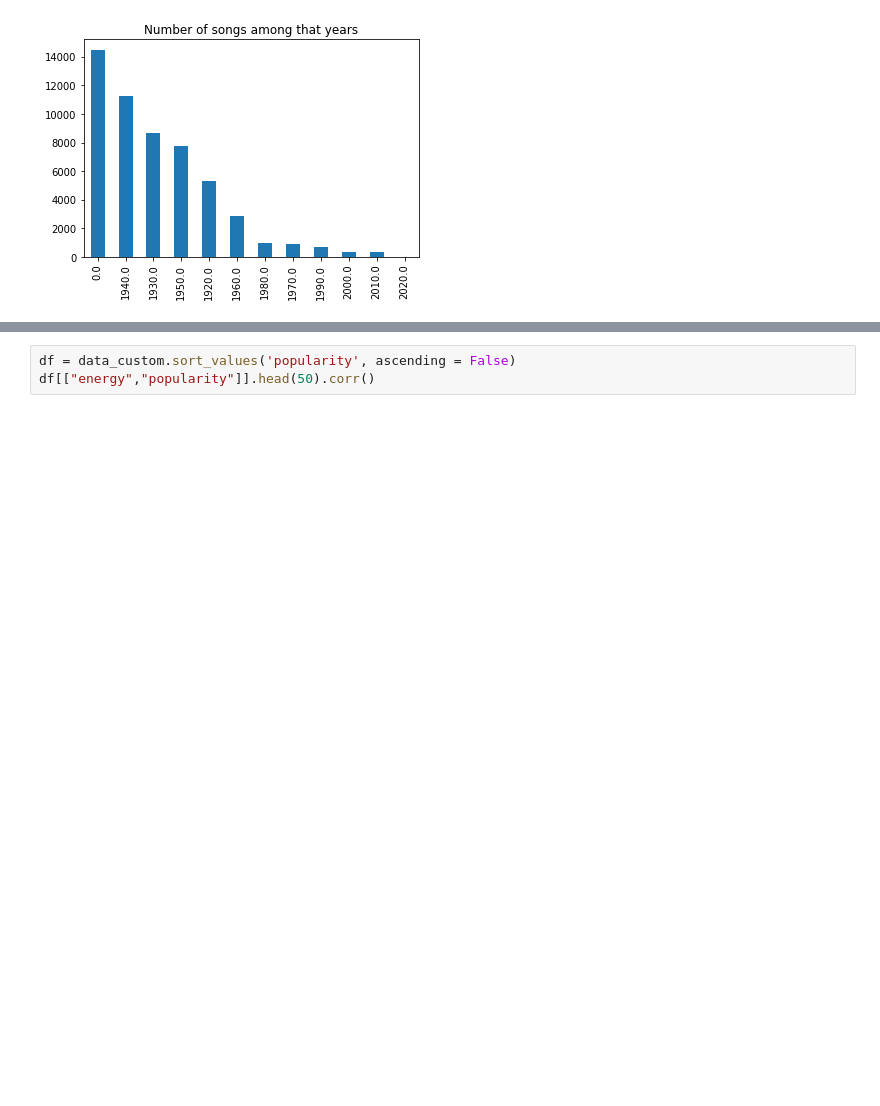
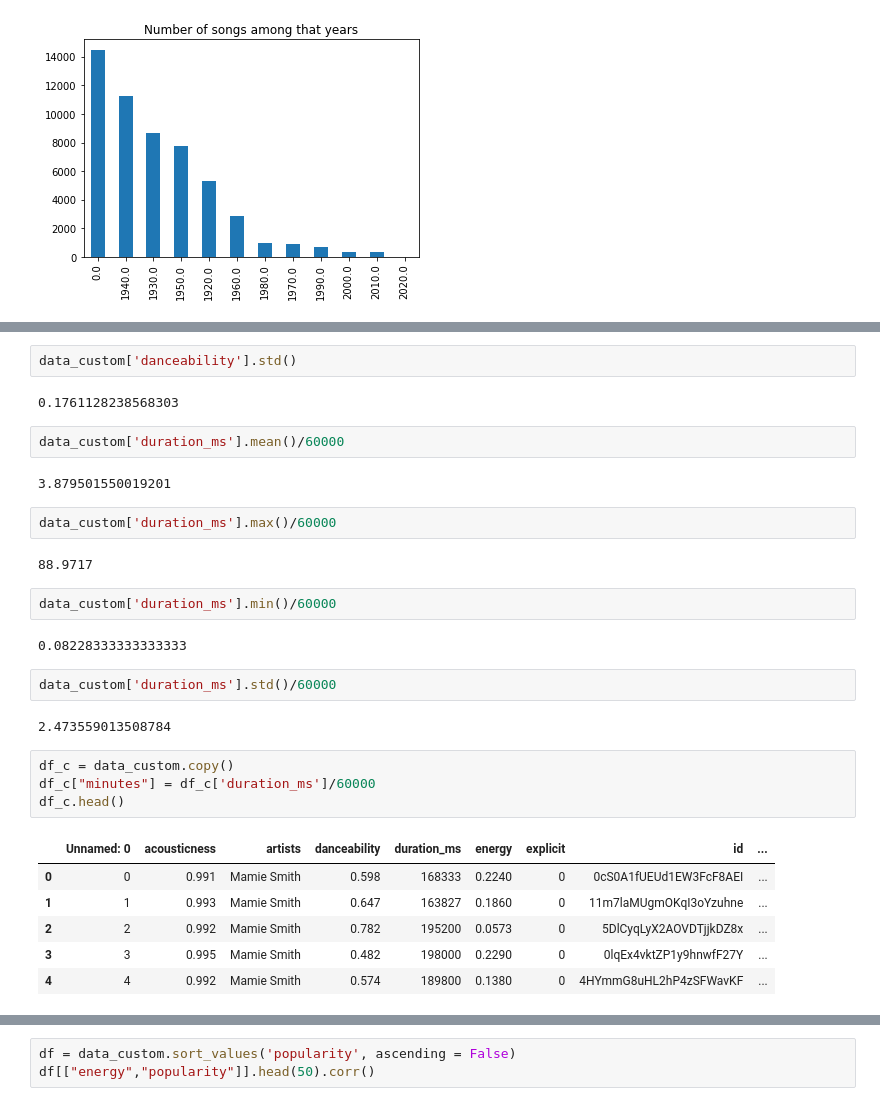
Before and after one commit to dogkansarac/CS210, a Jupyter notebook: Group_36.ipynb, the cells around one changed output, grey strips where cells are left out. Saved outputs shown, nothing was run; the diff lists cells and outputs as text; blank space fills up the shorter version.

```diff
--- a/Group_36.ipynb
+++ b/Group_36.ipynb
@@ -335,0 +380,31 @@ Text(0.5, 1.0, 'Number of songs among that years')
+# %%
+data_custom['danceability'].std()
+# %% [output]
+0.1761128238568303
+# %%
+data_custom['duration_ms'].mean()/60000
+# %% [output]
+3.879501550019201
+# %%
+data_custom['duration_ms'].max()/60000
+# %% [output]
+88.9717
+# %%
+data_custom['duration_ms'].min()/60000
+# %% [output]
+0.08228333333333333
+# %%
+data_custom['duration_ms'].std()/60000
+# %% [output]
+2.473559013508784
+# %%
+df_c = data_custom.copy()
+df_c["minutes"] = df_c['duration_ms']/60000
+df_c.head()
+# %% [output]
+|  | Unnamed: 0 | acousticness | artists | danceability | duration_ms | energy | explicit | id | ... |
+| 0 | 0 | 0.991 | Mamie Smith | 0.598 | 168333 | 0.2240 | 0 | 0cS0A1fUEUd1EW3FcF8AEI | ... |
+| 1 | 1 | 0.993 | Mamie Smith | 0.647 | 163827 | 0.1860 | 0 | 11m7laMUgmOKqI3oYzuhne | ... |
+| 2 | 2 | 0.992 | Mamie Smith | 0.782 | 195200 | 0.0573 | 0 | 5DlCyqLyX2AOVDTjjkDZ8x | ... |
+| 3 | 3 | 0.995 | Mamie Smith | 0.482 | 198000 | 0.2290 | 0 | 0lqEx4vktZP1y9hnwfF27Y | ... |
+| 4 | 4 | 0.992 | Mamie Smith | 0.574 | 189800 | 0.1380 | 0 | 4HYmmG8uHL2hP4zSFWavKF | ... |
```
Also changed, not shown: parts of 31 cells of this notebook.
